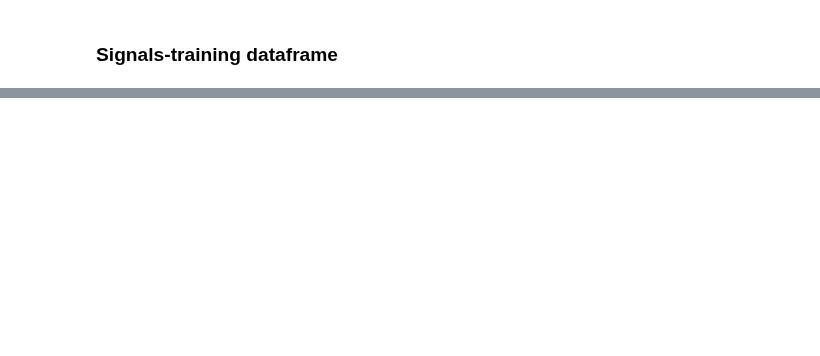
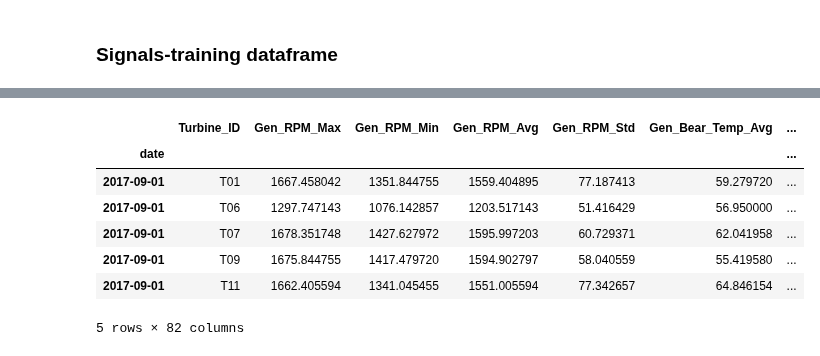
Before and after one commit to RicardoJPedro82/wmillfailprev, a Jupyter notebook: notebooks/Ricardo_exploration.ipynb, the cells around one changed output, grey strips where cells are left out. Saved outputs shown, nothing was run; the diff lists cells and outputs as text; code cells hidden in the pictures; blank space fills up the shorter version.

```diff
--- a/notebooks/Ricardo_exploration.ipynb
+++ b/notebooks/Ricardo_exploration.ipynb
@@ -155,0 +205,3 @@ signals_test_df
+# %%
+signals_testing_df = WM_data_dict['signals_testing_df']
+signals_testing_df.head()
@@ -160,0 +271,2 @@ signals_train_df
+# %%
+signals_testing_df['date'] = signals_testing_df.Timestamp.dt.date
@@ -160,0 +293,11 @@ signals_train_df
+# %%
+signals_testing_df.groupby(['date', 'Turbine_ID']).mean().reset_index('Turbine_ID').head()
+# %% [output]
+|  | Turbine_ID | Gen_RPM_Max | Gen_RPM_Min | Gen_RPM_Avg | Gen_RPM_Std | Gen_Bear_Temp_Avg | ... |
+| date |  |  |  |  |  |  | ... |
+| 2017-09-01 | T01 | 1667.458042 | 1351.844755 | 1559.404895 | 77.187413 | 59.279720 | ... |
+| 2017-09-01 | T06 | 1297.747143 | 1076.142857 | 1203.517143 | 51.416429 | 56.950000 | ... |
+| 2017-09-01 | T07 | 1678.351748 | 1427.627972 | 1595.997203 | 60.729371 | 62.041958 | ... |
+| 2017-09-01 | T09 | 1675.844755 | 1417.479720 | 1594.902797 | 58.040559 | 55.419580 | ... |
+| 2017-09-01 | T11 | 1662.405594 | 1341.045455 | 1551.005594 | 77.342657 | 64.846154 | ... |
+5 rows × 82 columns
```
Also changed, not shown: parts of 57 cells of this notebook, 1 other file.
